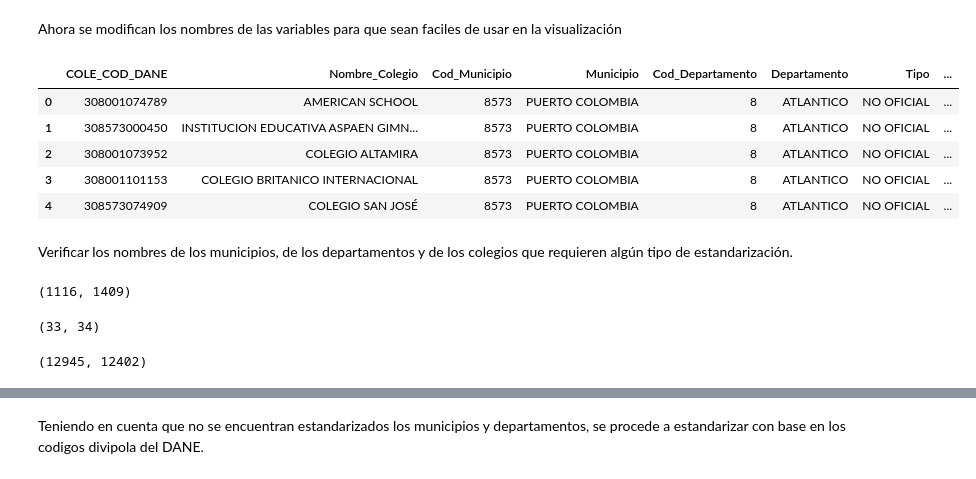
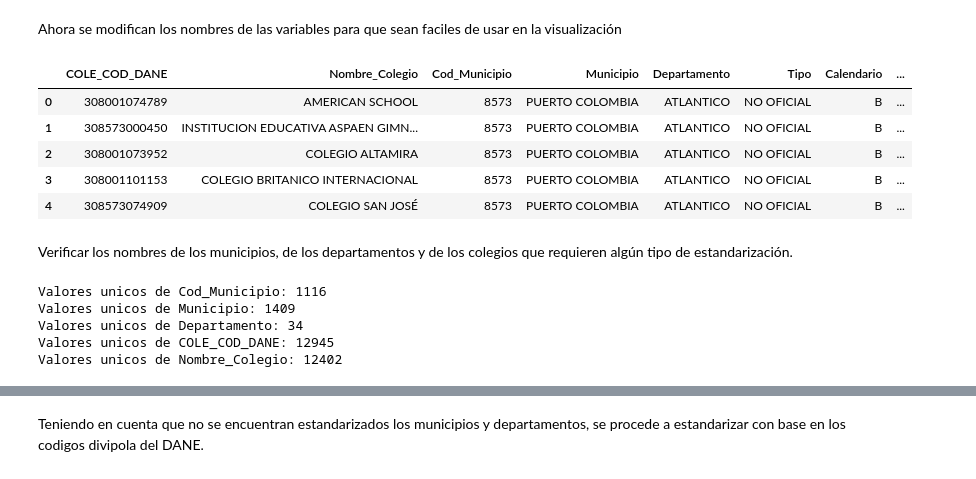
Before and after one commit to jesusparadap/DatArtist-MIAD, a Jupyter notebook: Modelado_icfes_proyecto.ipynb, the cells around one changed output, grey strips where cells are left out. Saved outputs shown, nothing was run; the diff lists cells and outputs as text; code cells hidden in the pictures.

```diff
--- a/Modelado_icfes_proyecto.ipynb
+++ b/Modelado_icfes_proyecto.ipynb
@@ -125,12 +115,24 @@ dtype: int64
 ## Obtener la base de datos con las columnas de interes
 # list(icfes.columns.values)
 lista_columnas = ['COLE_COD_DANE','COLE_INST_NOMBRE', 'COLE_CODMPIO_COLEGIO', 'COLE_MPIO_MUNICIPIO',
-                  'COLE_COD_DEPTO',  'COLE_DEPTO_COLEGIO', 'COLE_NATURALEZA',
-                  'COLE_CALENDARIO_COLEGIO', 'COLE_CATEGORIA', 'Anio', 'Periodo', 'Sort_global']
+                  'COLE_DEPTO_COLEGIO', 'COLE_NATURALEZA', 'COLE_CALENDARIO_COLEGIO', 'COLE_CATEGORIA', 'Anio']
 icfes_final = icfes.loc[:, lista_columnas]
 
 print(f"Después de quedarnos solo con la información de interes, la nueva base de \
 datos tiene {icfes_final.shape[0]} registros (se eliminaron {icfes.shape[0] - icfes_final.shape[0]} registros) y {icfes_final.shape[1]} columnas/variables, \
-que incluyen las nuevas variables identificadoras que fueron agregadas: 'Periodo', 'Anio', 'Sort_global'.")
-icfes_final.head()
+que incluyen las nuevas variables identificadoras que fueron agregadas: 'Periodo'.")
+display(icfes_final)
+
+## Verificando los valores missing
+## Creando el porcentaje de valores missing de toda la base
+null_columnas = icfes_final.columns[icfes_final.isnull().any()]
+name_columnas_null = icfes_final[null_columnas].isnull().sum() *100 / icfes_final.shape[0]
+name_columnas_null = name_columnas_null.sort_values(ascending = False)
+
+print(f"En general, no hay variables ({len(name_columnas_null)} de las {icfes_final.shape[1]}) con missing values.")
+
+## Tipos de variables en la base de datos (hasta este momento la BD mantiene los mismos indices desde su importación)
+icfes_final[['COLE_COD_DANE','Otro']] = icfes_final["COLE_COD_DANE"].astype('str').str.split(".",expand=True)
+icfes_final.drop(['Otro'], axis=1, inplace=True)
+icfes_final.info()
 # %% [output]
@@ -187,8 +169,0 @@ Ahora, se realizan las estadísticas descriptivas de los puntajes de los estudia
-# %%
-pd.set_option('display.float_format', lambda x: '%.2f' % x) #modificando el formato de visualizacion del describe
-
-## Estadísticas descriptivas de los puntajes de los estudiantes
-print(f"A continuación se presenta para los puntajes del estudiante, el número de observaciones, \
-la media, la desviación estandar, el minimo y el maximo, y los percentiles.")
-
-icfes_final.describe().transpose()
@@ -235,41 +202,38 @@ Ahora se modifican los nombres de las variables para que sean faciles de usar en
 # %%
 # Diccionario con los nombres de las variables (old) y los nuevos nombres
 # list(icfes_final.columns)
 names_old_new = {'COLE_INST_NOMBRE' : 'Nombre_Colegio',
                  'COLE_CODMPIO_COLEGIO' : 'Cod_Municipio',
                  'COLE_MPIO_MUNICIPIO' : 'Municipio',
-                 'COLE_COD_DEPTO' : 'Cod_Departamento',
                  'COLE_DEPTO_COLEGIO' : 'Departamento',
                  'COLE_NATURALEZA' : 'Tipo',
                  'COLE_CALENDARIO_COLEGIO' : 'Calendario',
                  'COLE_CATEGORIA' : 'Clasificacion',
-                 'Anio' : 'Anio_prueba',
-                 'Periodo' : 'Periodo_prueba',
-                 'Sort_global' : 'Orden_prueba',
+                 'Anio' : 'Anio_prueba'
                  }
 icfes_final = icfes_final.rename(columns = names_old_new, inplace=False)
 icfes_final.head()
 # %% [output]
-|  | COLE_COD_DANE | Nombre_Colegio | Cod_Municipio | Municipio | Cod_Departamento | Departamento | Tipo | ... |
-| 0 | 308001074789 | AMERICAN SCHOOL | 8573 | PUERTO COLOMBIA | 8 | ATLANTICO | NO OFICIAL | ... |
-| 1 | 308573000450 | INSTITUCION EDUCATIVA ASPAEN GIMN... | 8573 | PUERTO COLOMBIA | 8 | ATLANTICO | NO OFICIAL | ... |
-| 2 | 308001073952 | COLEGIO ALTAMIRA | 8573 | PUERTO COLOMBIA | 8 | ATLANTICO | NO OFICIAL | ... |
-| 3 | 308001101153 | COLEGIO BRITANICO INTERNACIONAL | 8573 | PUERTO COLOMBIA | 8 | ATLANTICO | NO OFICIAL | ... |
-| 4 | 308573074909 | COLEGIO SAN JOSÉ | 8573 | PUERTO COLOMBIA | 8 | ATLANTICO | NO OFICIAL | ... |
+|  | COLE_COD_DANE | Nombre_Colegio | Cod_Municipio | Municipio | Departamento | Tipo | Calendario | ... |
+| 0 | 308001074789 | AMERICAN SCHOOL | 8573 | PUERTO COLOMBIA | ATLANTICO | NO OFICIAL | B | ... |
+| 1 | 308573000450 | INSTITUCION EDUCATIVA ASPAEN GIMN... | 8573 | PUERTO COLOMBIA | ATLANTICO | NO OFICIAL | B | ... |
+| 2 | 308001073952 | COLEGIO ALTAMIRA | 8573 | PUERTO COLOMBIA | ATLANTICO | NO OFICIAL | B | ... |
+| 3 | 308001101153 | COLEGIO BRITANICO INTERNACIONAL | 8573 | PUERTO COLOMBIA | ATLANTICO | NO OFICIAL | B | ... |
+| 4 | 308573074909 | COLEGIO SAN JOSÉ | 8573 | PUERTO COLOMBIA | ATLANTICO | NO OFICIAL | B | ... |
 # %% [markdown]
 Verificar los nombres de los municipios, de los departamentos y de los colegios que requieren algún tipo de estandarización.
-# %%
-len(icfes_final['Cod_Municipio'].unique()) ,len(icfes_final['Municipio'].unique())
-# %% [output]
-(1116, 1409)
-# %%
-len(icfes_final['Cod_Departamento'].unique()), len(icfes_final['Departamento'].unique())
-# %% [output]
-(33, 34)
-# %%
-len(icfes_final['COLE_COD_DANE'].unique()), len(icfes_final['Nombre_Colegio'].unique())
-# %% [output]
-(12945, 12402)
+# %%
+print(f'Valores unicos de Cod_Municipio: {len(icfes_final["Cod_Municipio"].unique())}')
+print(f'Valores unicos de Municipio: {len(icfes_final["Municipio"].unique())}')
+print(f'Valores unicos de Departamento: {len(icfes_final["Departamento"].unique())}')
+print(f'Valores unicos de COLE_COD_DANE: {len(icfes_final["COLE_COD_DANE"].unique())}')
+print(f'Valores unicos de Nombre_Colegio: {len(icfes_final["Nombre_Colegio"].unique())}')
+# %% [output]
+Valores unicos de Cod_Municipio: 1116
+Valores unicos de Municipio: 1409
+Valores unicos de Departamento: 34
+Valores unicos de COLE_COD_DANE: 12945
+Valores unicos de Nombre_Colegio: 12402
 # %%
 ## Se tienen dos codigos de municipio que no corresponden
 # icfes_final[(icfes_final['Cod_Municipio'] == 27086) | (icfes_final['Cod_Municipio'] == 94663)]
```
Also changed, not shown: parts of 20 cells of this notebook.
